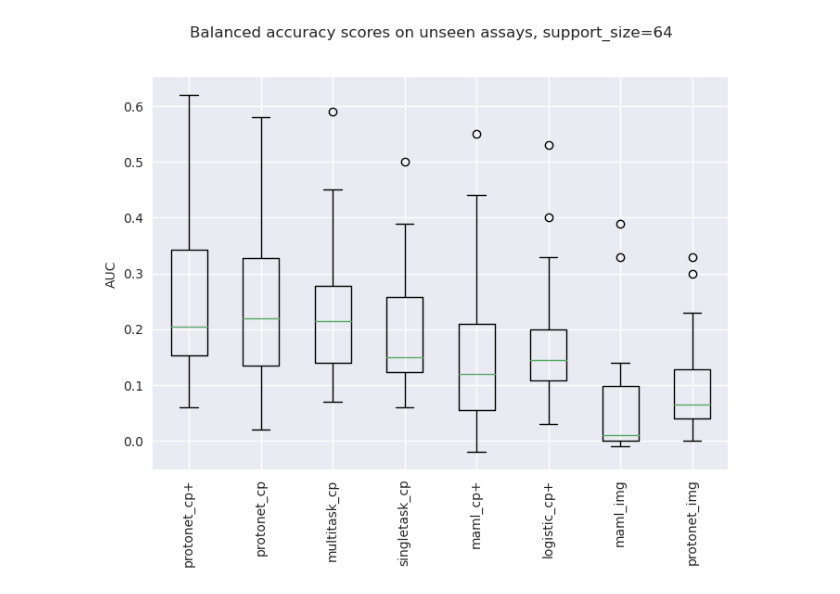
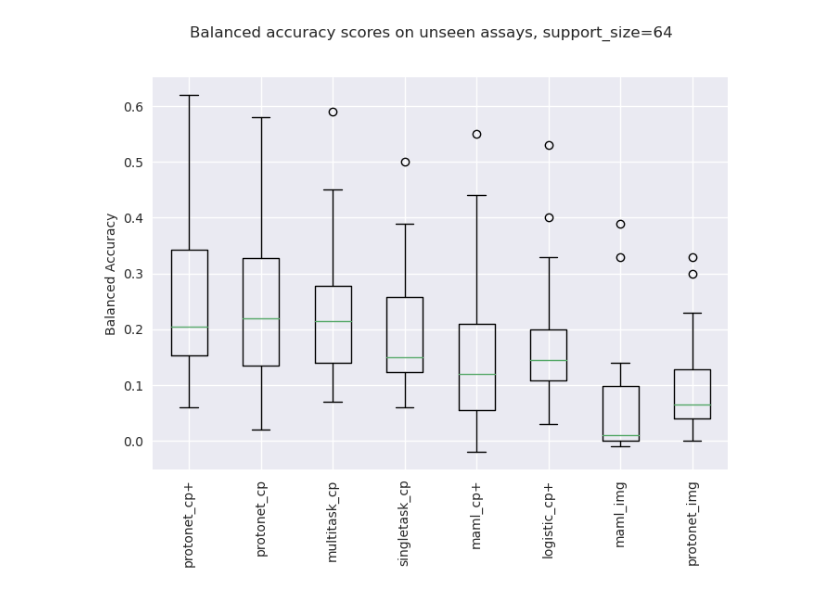
Before and after one commit to son-ha-264/FSL_CP, a Jupyter notebook: result/notebook/model_comparison_bacc.ipynb, the cells around one changed output. Saved outputs shown, nothing was run; the diff lists cells and outputs as text; code cells hidden in the pictures.

```diff
--- a/result/notebook/model_comparison_bacc.ipynb
+++ b/result/notebook/model_comparison_bacc.ipynb
@@ -172,13 +172,13 @@ with plt.style.context(['seaborn-v0_8-deep', 'seaborn']):
 # %%
 data = [auroc_protonet_cpplus_64, auroc_proto_cp_64, auroc_multitask_cp_64, auroc_singletask_cp_64, auroc_maml_cpplus_64, auroc_logistic_cpplus_64, auroc_maml_img_64, auroc_proto_img_64]
 
 with plt.style.context(['seaborn-v0_8-deep', 'seaborn']):
     plt.boxplot(data)
-    plt.ylabel('AUC')
+    plt.ylabel('Balanced Accuracy')
     plt.suptitle('Balanced accuracy scores on unseen assays, support_size=64')
     plt.tick_params(axis='x', labelrotation=90)
     plt.xticks([1,2,3,4,5,6,7,8], ['protonet_cp+', 'protonet_cp', 'multitask_cp', 'singletask_cp', 'maml_cp+', 'logistic_cp+', 'maml_img', 'protonet_img'])
     #plt.savefig("../plots/Model_comparison_boxplot1.png",  bbox_inches='tight')
     plt.show()
 # %% [output]
-[figure, old version]
+[figure, new version]
```
Also changed, not shown: parts of 2 cells of this notebook, 3 other files.
